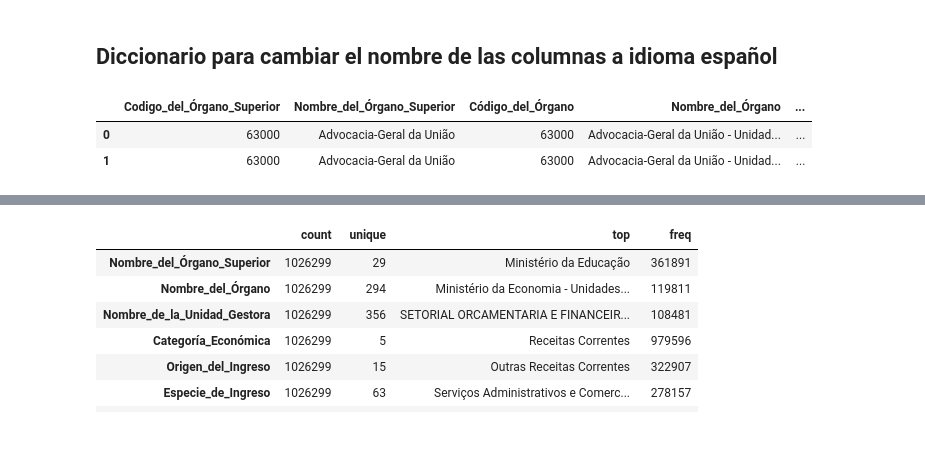
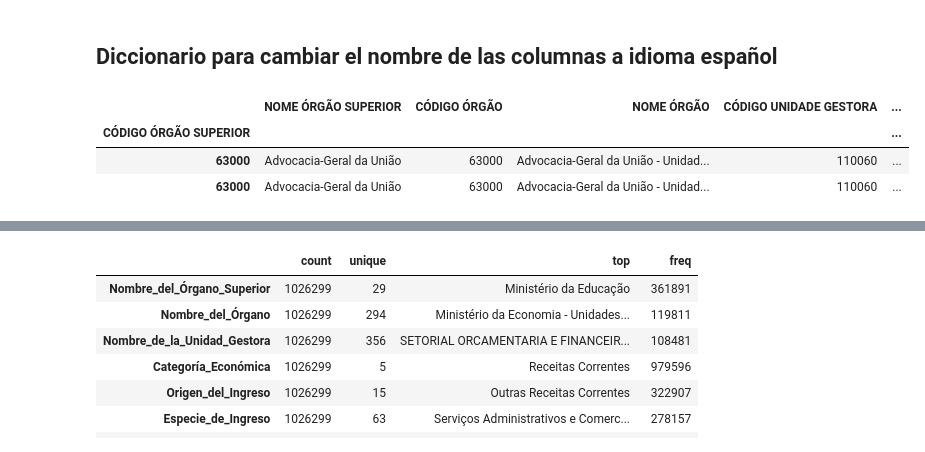
Before and after one commit to JaviG1987/JaviG1987-Proyecto2-EDA-Ingresos-Publicos-Brasil, a Jupyter notebook: Proyecto2-EDA-Ingresos-Publicos-Brasil.ipynb, the cells around one changed output, grey strips where cells are left out. Drawn from its saved outputs; the diff is of its cells as text; code cells hidden in the pictures.

```diff
--- a/Proyecto2-EDA-Ingresos-Publicos-Brasil.ipynb
+++ b/Proyecto2-EDA-Ingresos-Publicos-Brasil.ipynb
@@ -13,7 +15,8 @@ pd.set_option('display.max_columns', None)
 # %% [markdown]
 ## Importación de archivos, con el encoding latin y el separador ;
 # %%
-dir_list = os.listdir("datos/")
+dir_list = os.listdir("../datos/")
+dir_list = dir_list[:-1]
 # %%
 dir_list
 # %% [output]
@@ -38,0 +34,3 @@ for nombre_df, df in diccionario_dfs.items():
+# %%
+diccionario_extraido = sl.exctraccion_csv(dir_list)
+diccionario_extraido
@@ -82,6 +96,7 @@ for key, valor in diccionario_dfs.items():
 # %%
-diccionario_dfs ["2014df"].head(2)
+diccionario_extraido ["2014df"].head(2)
 # %% [output]
-|  | Codigo_del_Órgano_Superior | Nombre_del_Órgano_Superior | Código_del_Órgano | Nombre_del_Órgano | ... |
-| 0 | 63000 | Advocacia-Geral da União | 63000 | Advocacia-Geral da União - Unidad... | ... |
-| 1 | 63000 | Advocacia-Geral da União | 63000 | Advocacia-Geral da União - Unidad... | ... |
+|  | NOME ÓRGÃO SUPERIOR | CÓDIGO ÓRGÃO | NOME ÓRGÃO | CÓDIGO UNIDADE GESTORA | ... |
+| CÓDIGO ÓRGÃO SUPERIOR |  |  |  |  | ... |
+| 63000 | Advocacia-Geral da União | 63000 | Advocacia-Geral da União - Unidad... | 110060 | ... |
+| 63000 | Advocacia-Geral da União | 63000 | Advocacia-Geral da União - Unidad... | 110060 | ... |
```
Also changed, not shown: parts of 32 cells of this notebook, 2 other files.
